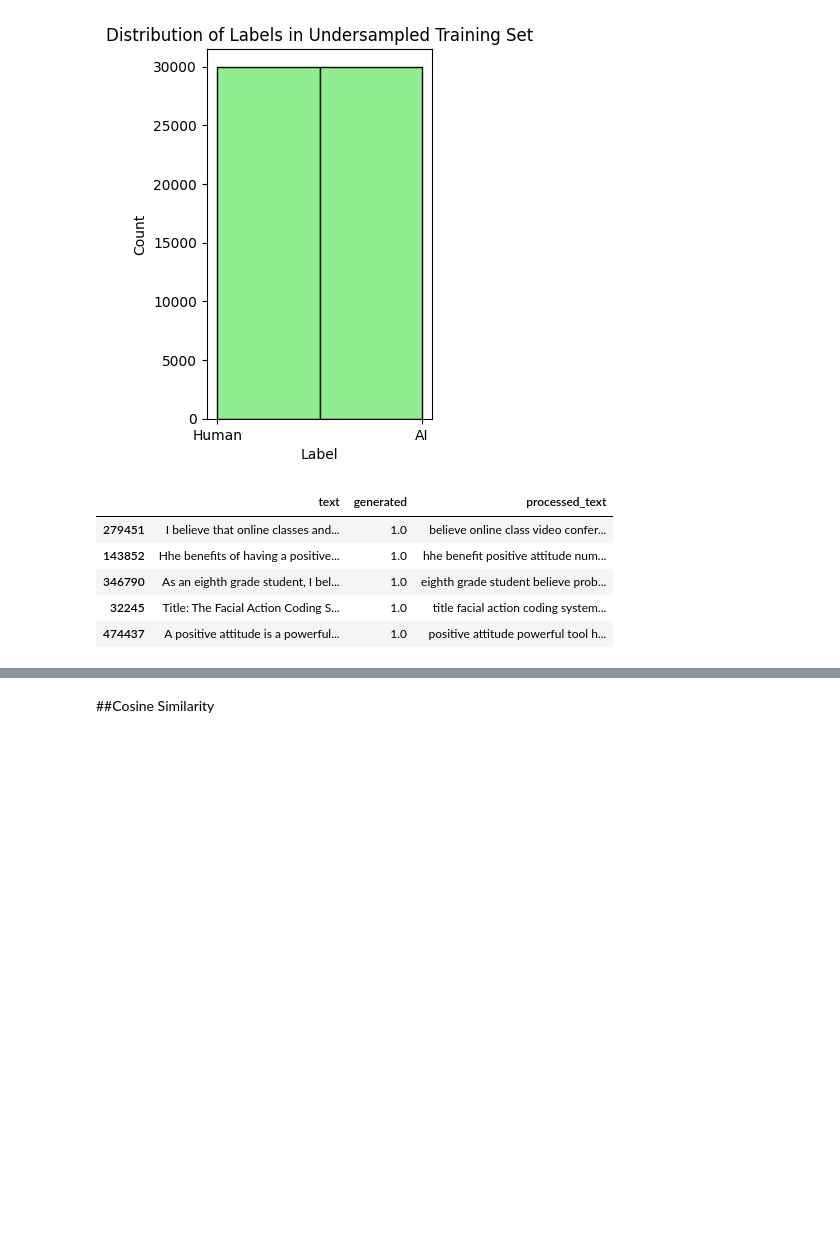
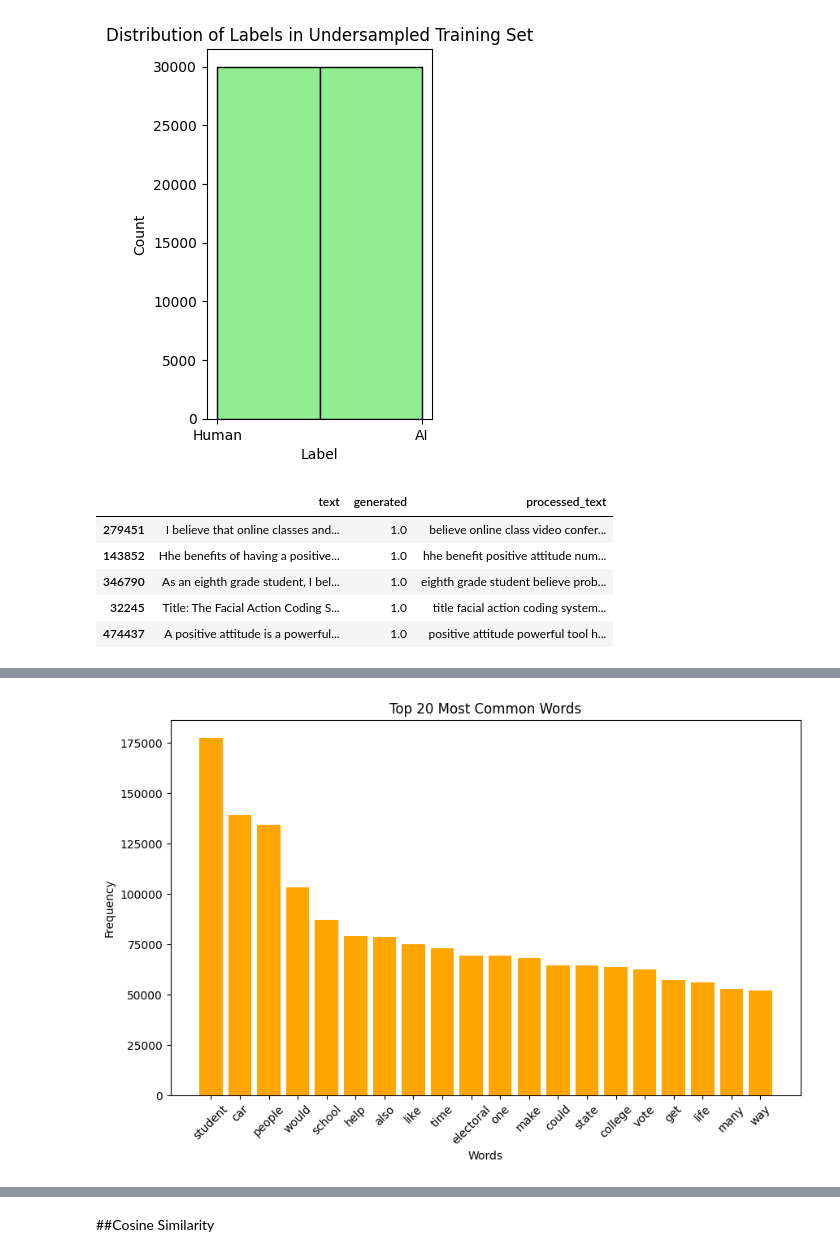
Before and after one commit to Vinay-Bajaj-1/AI-Text-Detector, a Jupyter notebook: Combat_Online_Plagiarism_with_AI.ipynb, the cells around one changed output, grey strips where cells are left out. Drawn from its saved outputs; the diff is of its cells as text; code cells hidden in the pictures; blank space fills up the shorter version.

```diff
--- a/Combat_Online_Plagiarism_with_AI.ipynb
+++ b/Combat_Online_Plagiarism_with_AI.ipynb
@@ -108,0 +121,12 @@ balanced_data.head()
+# %%
+word_counts = Counter(" ".join(balanced_data['processed_text']).split()).most_common(20)
+words, counts = zip(*word_counts)
+plt.figure(figsize=(10, 6))
+plt.bar(words, counts, color='orange')
+plt.title('Top 20 Most Common Words')
+plt.xlabel('Words')
+plt.ylabel('Frequency')
+plt.xticks(rotation=45)
+plt.show()
+# %% [output]
+[figure, added]
```
Also changed, not shown: parts of 4 cells of this notebook, 1 other file.
